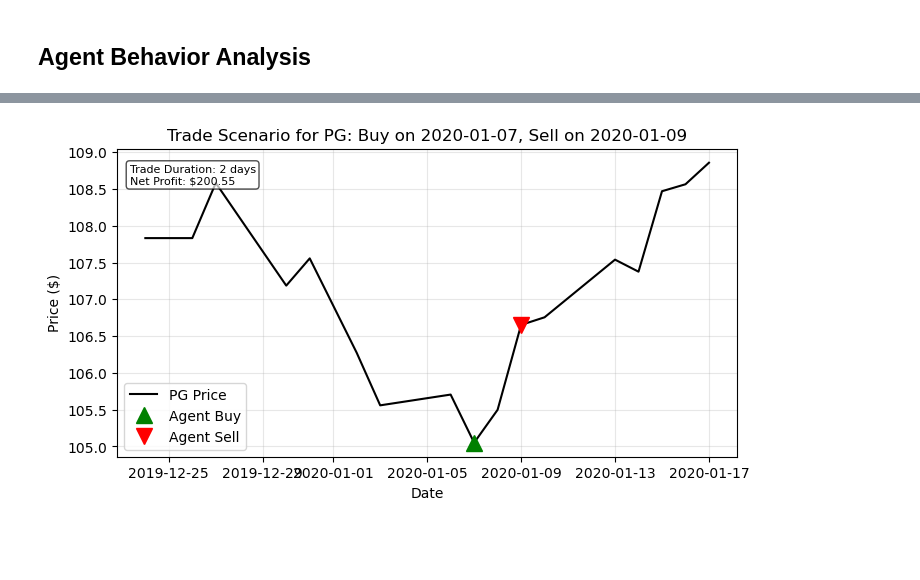
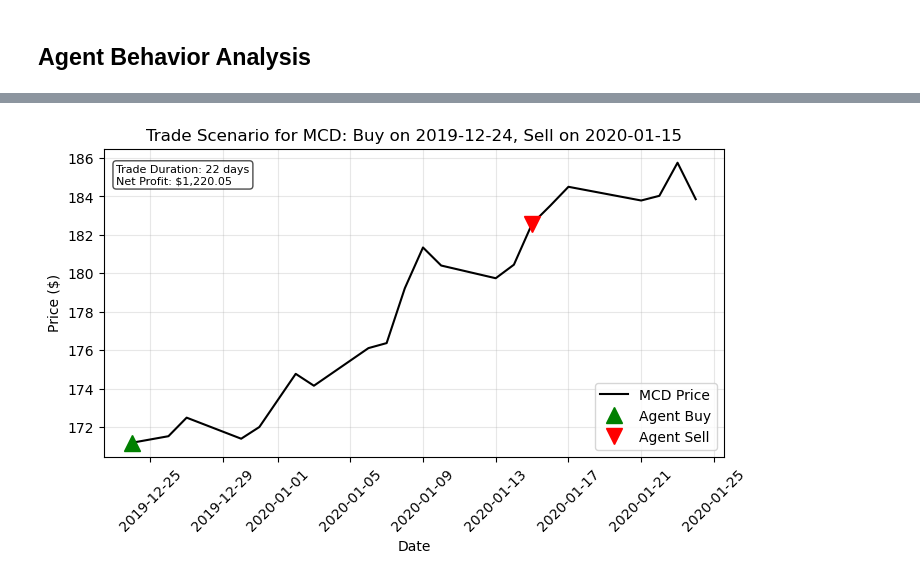
Before and after one commit to shh1v/ReinforceTrader, a Jupyter notebook: notebooks/Backtesting.ipynb, the cells around one changed output, grey strips where cells are left out. Saved outputs shown, nothing was run; the diff lists cells and outputs as text; code cells hidden in the pictures; blank space fills up the shorter version.

Commit message:
Rerun backtest with newly trained model

```diff
--- a/notebooks/Backtesting.ipynb
+++ b/notebooks/Backtesting.ipynb
@@ -83,7 +83,7 @@ test_config = {
 }
 
 # Set the trained model path here
-MODEL_PATH = '../model_checkpoints/DDQN_DSRC_AE1.keras'
+MODEL_PATH = '../model_checkpoints/DDQN_DSRC_AE1-44.keras'
 
 # Load DRL Agent
 trained_agent = DRLAgent(agent_config=agent_config, reward_type='DSR', model_path=MODEL_PATH)
@@ -139,0 +134,7 @@ display_df(trade_logs, rows=30)
+# %%
+# Let us pick MCD stock for analysis
+SCENARIO_TICKER = 'MCD'
+MCD_trade_logs = trade_logs[trade_logs['ticker'] == 'MCD']
+
+# Inspect MCD buy/sell behaviour
+display_df(MCD_trade_logs)
@@ -140,21 +153,20 @@ display_df(trade_logs, rows=30)
 # %%
-# Set the ticker and buy/sell date for agent behaviour simulation
-SCENARIO_TICKER = 'PG'
-BUY_DATE = pd.to_datetime('2020-01-07')
-SELL_DATE = pd.to_datetime('2020-01-09')
+# Set buy/sell date for agent behaviour simulation
+BUY_DATE = pd.to_datetime('2019-12-24')
+SELL_DATE = pd.to_datetime('2020-01-15')
 
 # Run the trade scenario and visualize
 buy_state, buy_rc, sell_state, sell_rc = backtester.get_trade_scenario(BUY_DATE, SCENARIO_TICKER)
 
 # Store the state representations locally for explanability tasks
 def save_state_pickle(state_obj: pd.DataFrame | dict[str, float], date: pd.Timestamp, ticker, fname: str) -> None:
     rel_path = lambda fname : f'../data/test/states/{ticker}_{date.strftime("%Y_%m_%d")}_{fname}.pkl'
     with open(rel_path(fname), 'wb') as handle:
         pickle.dump(state_obj, handle, protocol=pickle.HIGHEST_PROTOCOL)
 
 save_state_pickle(buy_state, BUY_DATE, SCENARIO_TICKER, 'buy_state')
 save_state_pickle(sell_state, SELL_DATE, SCENARIO_TICKER, 'sell_state')
 save_state_pickle(buy_rc, BUY_DATE, SCENARIO_TICKER, 'buy_rc')
 save_state_pickle(sell_rc, SELL_DATE, SCENARIO_TICKER, 'sell_rc')
 # %% [output]
-[figure, old version]
+[figure, new version]
```
Also changed, not shown: parts of 5 cells of this notebook, 8 other files.
